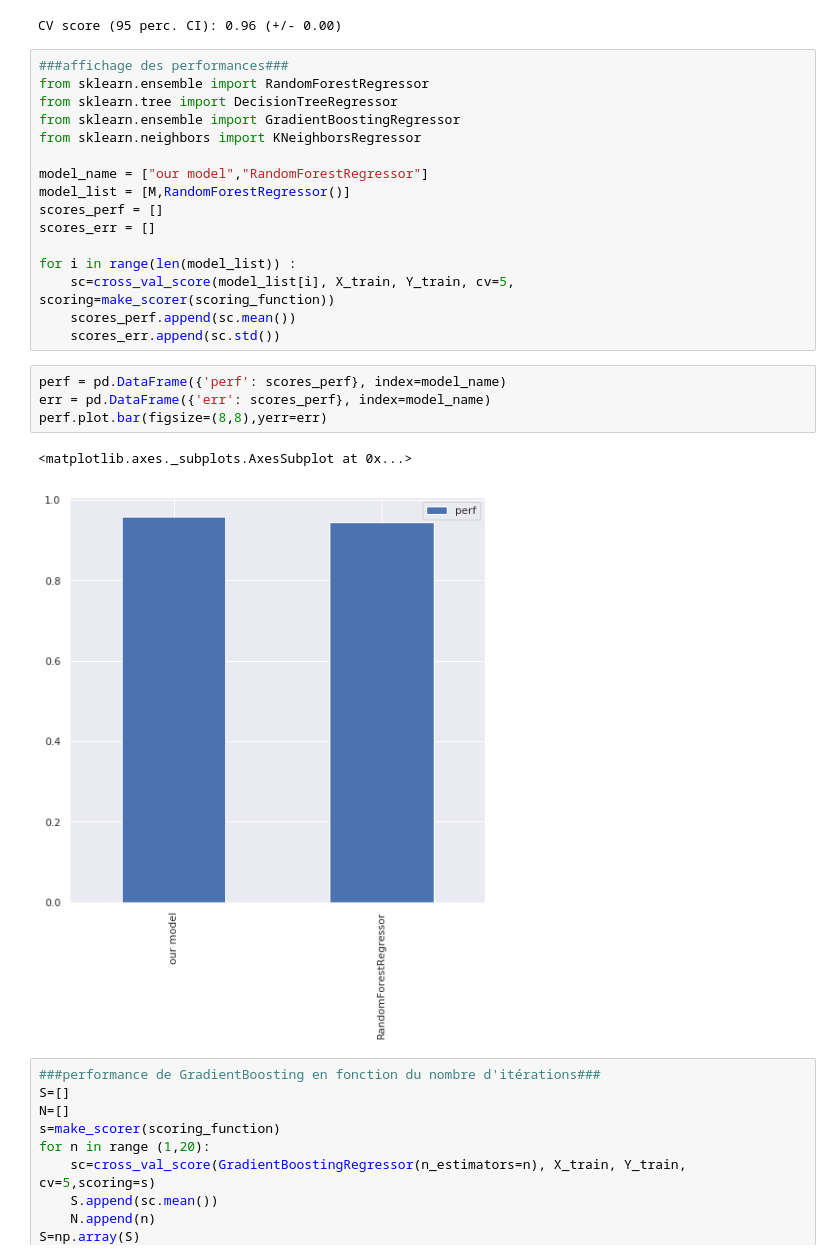
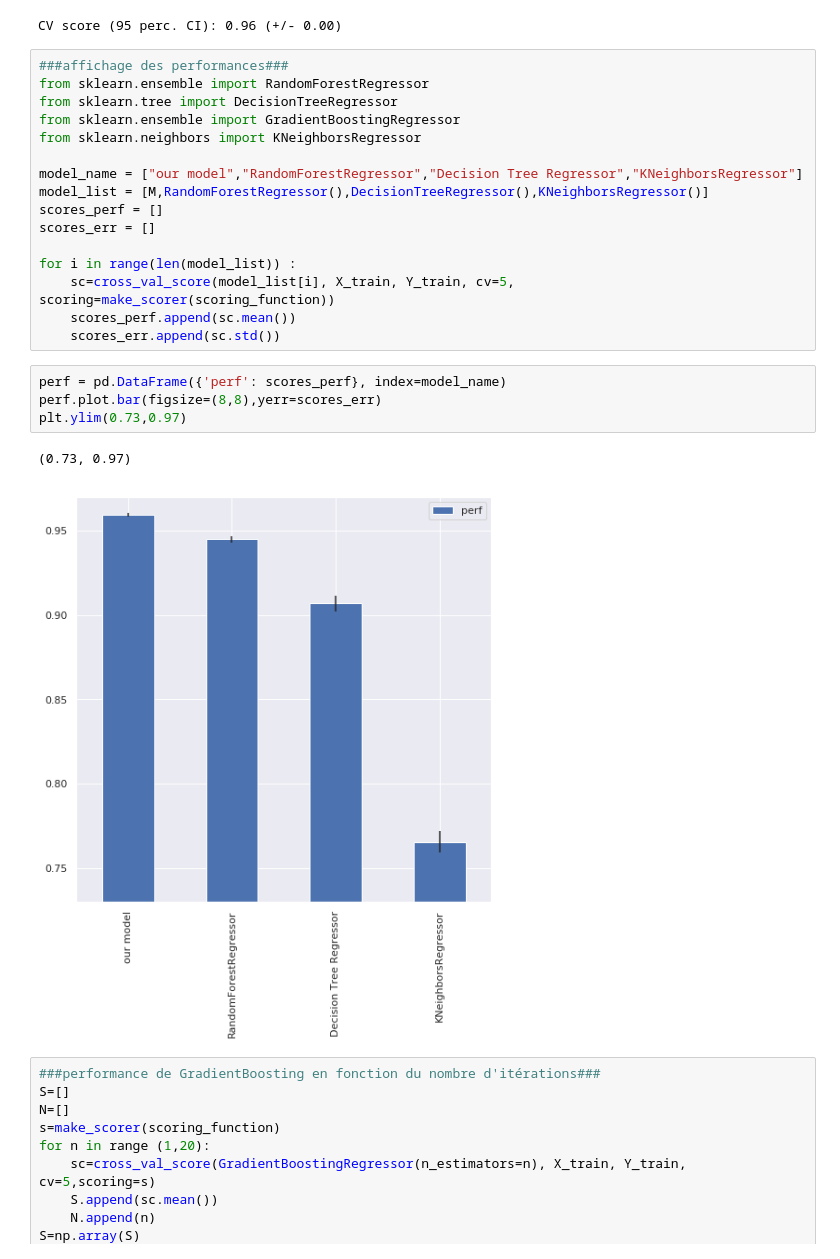
Before and after one commit to pierre6398/caravan, a Jupyter notebook: starting_kit/README_{VISUALIZATION2}.ipynb, the cells around one changed output. Cells and saved outputs as stored; diff of their text form.

```diff
--- a/starting_kit/README_{VISUALIZATION2}.ipynb
+++ b/starting_kit/README_{VISUALIZATION2}.ipynb
@@ -369,8 +369,8 @@ from sklearn.tree import DecisionTreeRegressor
 from sklearn.ensemble import GradientBoostingRegressor
 from sklearn.neighbors import KNeighborsRegressor
 
-model_name = ["our model","RandomForestRegressor"]
-model_list = [M,RandomForestRegressor()]
+model_name = ["our model","RandomForestRegressor","Decision Tree Regressor","KNeighborsRegressor"]
+model_list = [M,RandomForestRegressor(),DecisionTreeRegressor(),KNeighborsRegressor()]
 scores_perf = []
 scores_err = []
 
@@ -380,11 +380,11 @@ for i in range(len(model_list)) :
     scores_err.append(sc.std())
 # %%
 perf = pd.DataFrame({'perf': scores_perf}, index=model_name)
-err = pd.DataFrame({'err': scores_perf}, index=model_name)
-perf.plot.bar(figsize=(8,8),yerr=err)
+perf.plot.bar(figsize=(8,8),yerr=scores_err)
+plt.ylim(0.73,0.97)
 # %% [output]
-<matplotlib.axes._subplots.AxesSubplot at 0x...>
+(0.73, 0.97)
-[figure, old version]
+[figure, new version]
 # %%
 ###performance de GradientBoosting en fonction du nombre d'itérations###
 S=[]
```
Also changed, not shown: parts of 7 cells of this notebook, 1 other file.
